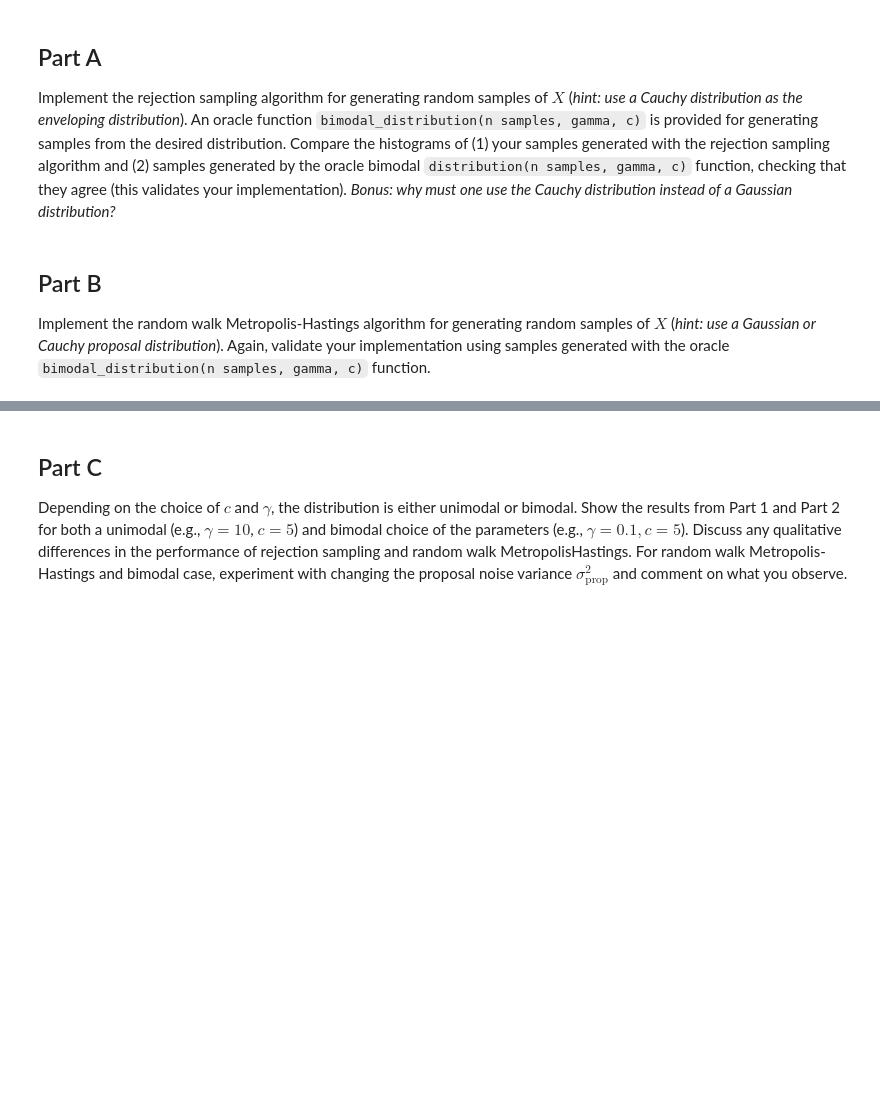
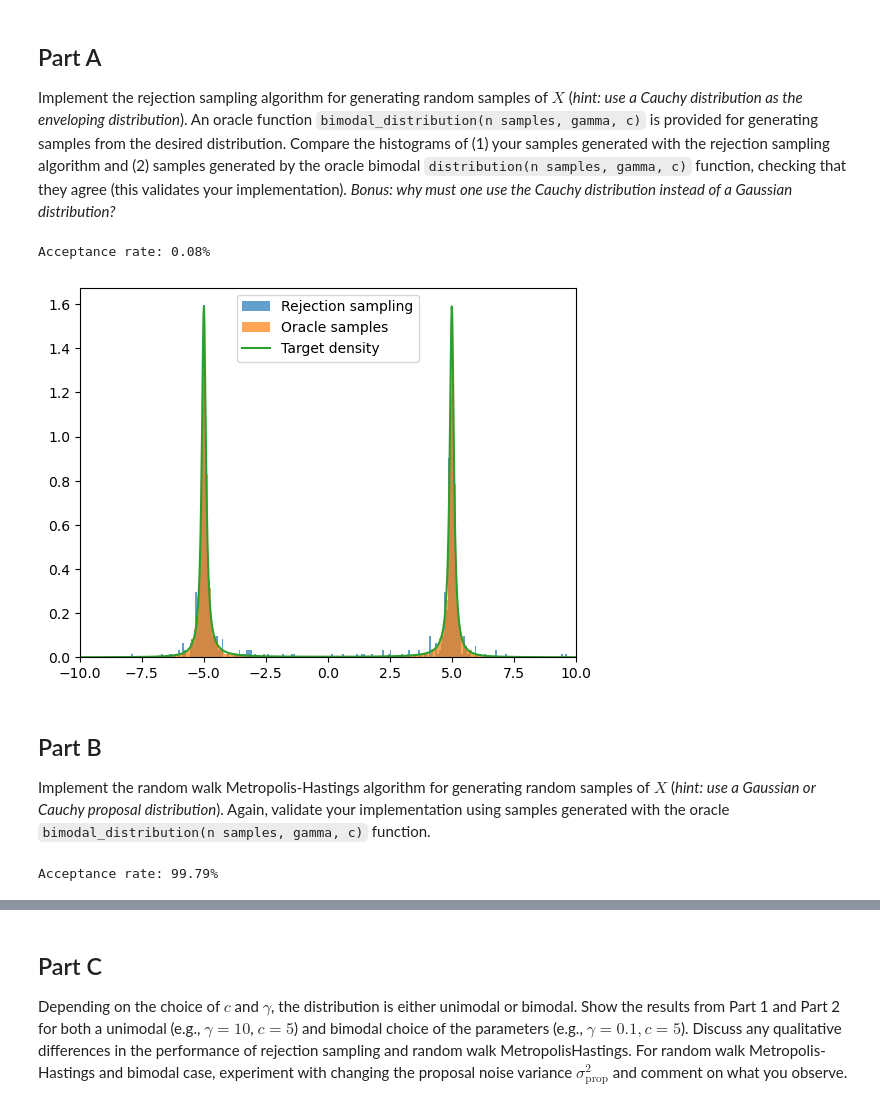
Before and after one commit to jlindbloom/m76f24, a Jupyter notebook: hw5/hw5.ipynb, the cells around one changed output, grey strips where cells are left out. Drawn from its saved outputs; the diff is of its cells as text; code cells hidden in the pictures; blank space fills up the shorter version.

```diff
--- a/hw5/hw5.ipynb
+++ b/hw5/hw5.ipynb
@@ -23,12 +23,12 @@ from hw5_helper_funcs import *
 Implement the rejection sampling algorithm for generating random samples of $X$ (*hint: use a Cauchy distribution as the enveloping distribution*). An oracle function `bimodal_distribution(n samples, gamma, c)` is provided for generating samples from the desired distribution. Compare the histograms of (1) your samples generated with the rejection sampling algorithm and (2) samples generated by the oracle bimodal `distribution(n samples, gamma, c)` function, checking that they agree (this validates your implementation). *Bonus: why must one use the Cauchy distribution instead of a Gaussian distribution?*
 # %%
 # Parameters
-gamma = 0.3
+gamma = 0.1
 c = 5.0
 
 # Rejection sampling
 f = lambda x: 1.0/( ( (x-c)**2 + gamma**2 )*( (x+c)**2 + gamma**2 )  ) # proportional
-g = lambda x: # put Cauchy density function here
+g = lambda x: (gamma/np.pi)*(1.0/( x**2 + gamma**2 ) )
 M = (np.pi/(8*(gamma**3)*c))*(c + np.sqrt(c**2 + 4*(gamma**2)))
 
 n_tries = 1000000
@@ -45,23 +45,27 @@ for j in range(n_tries):
 
 acceptance_rate = 100*len(samples)/n_tries
 print(f"Acceptance rate: {acceptance_rate:.2f}%")
+# %% [output]
+Acceptance rate: 0.08%
 # %%
 # Plot histogram of samples
 plt.hist(samples, density=True, label="Rejection sampling", bins=300, alpha=0.7)
 
 # Also plot oracle samples
 oracle_samples = bimodal_distribution(10000, gamma, c)
 plt.hist(oracle_samples, density=True, label="Oracle samples", bins=300, alpha=0.7)
 
 # Plot density
-dom = np.linspace(-20,20,1000)
+dom = np.linspace(-10,10,1000)
 f_log = lambda x: bimodal_logp(x, c, gamma) # this is log of normalized density
 rang = np.exp(f_log(dom))
 plt.plot(dom, rang, label="Target density")
 plt.xlim(-10,10)
 
 plt.legend()
 plt.show()
+# %% [output]
+[figure, added]
 # %%
 dom = np.linspace(-10,10,10000)
 plt.plot(dom, f(dom), label="Unnormalized bimodal")
@@ -76,15 +80,14 @@ Implement the random walk Metropolis-Hastings algorithm for generating random
 samples of $X$ (*hint: use a Gaussian or Cauchy proposal distribution*). Again, validate your implementation using samples generated with the oracle `bimodal_distribution(n samples, gamma, c)` function.
 # %%
 # Problem inputs
-gamma = 0.1
+gamma = 10.0
 c = 5.0
 
 # MCMC inputs
 n_samples = 10000
 prop_sigma = 0.1 # proposal standard deviation
 x0 = -5.0 # initialization
-f_log = lambda x: # put here
-
+f_log = lambda x: bimodal_logp(x, c, gamma)
 # Random walk Metropolis-Hastings
 x_current = x0
 samples = [x_current]
@@ -110,6 +113,8 @@ for i in range(n_samples):
 
 acceptance_rate = n_accepted/n_samples
 print(f"Acceptance rate: {100*acceptance_rate:.2f}%")
+# %% [output]
+Acceptance rate: 99.79%
 # %%
 # Plot histogram
 plt.hist(samples, density=True, label="RWMH samples", bins=int(len(samples)/100))
```
Also changed, not shown: parts of 1 cell of this notebook, 5 other files.
